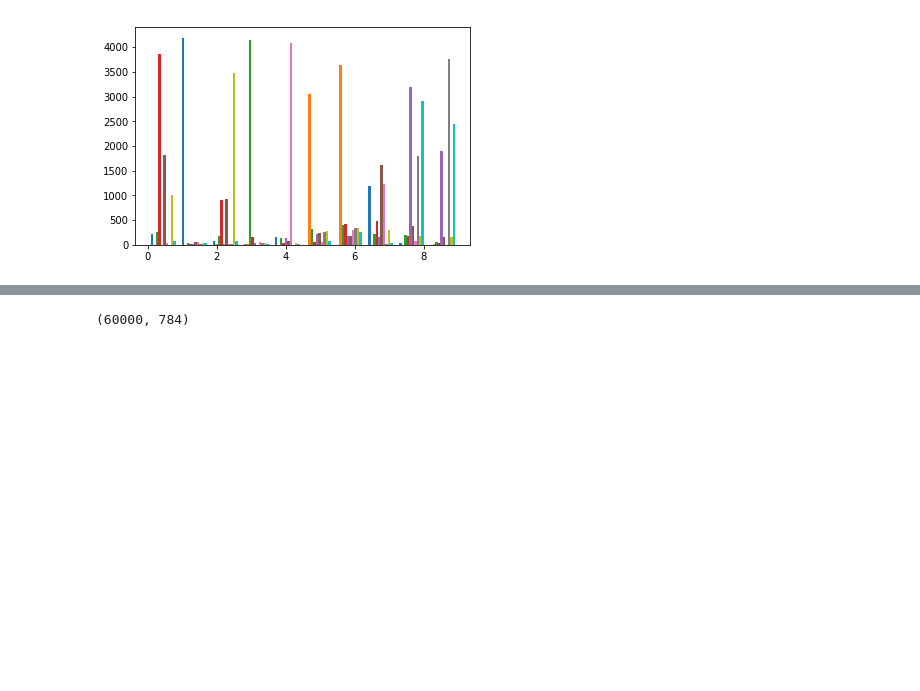
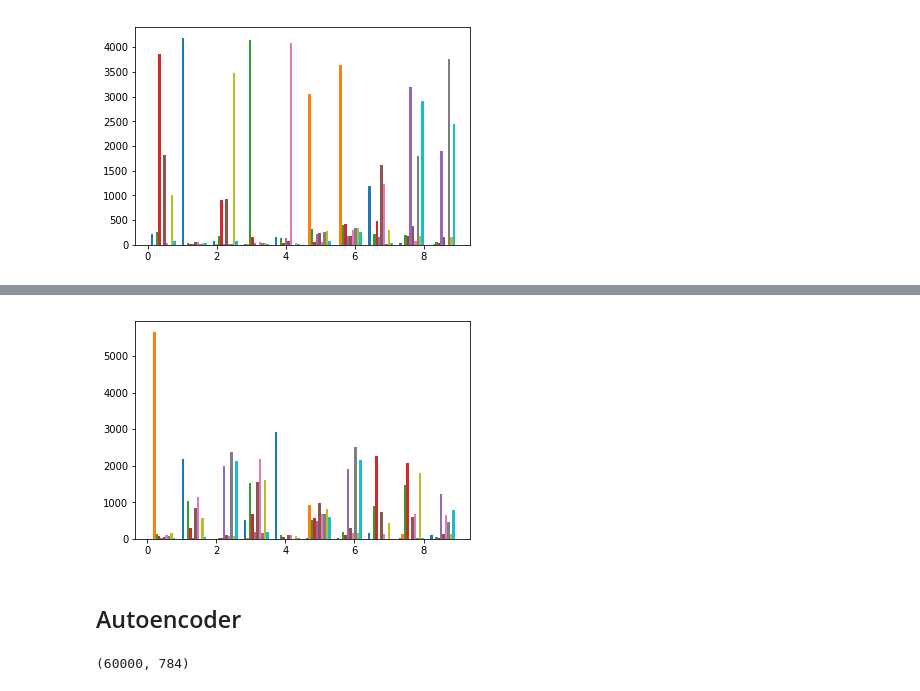
Before and after one commit to GenjitsuGame/unsupervised-clustering, a Jupyter notebook: K-means.ipynb, the cells around one changed output, grey strips where cells are left out. Cells and saved outputs as stored; diff of their text form; code cells hidden in the pictures; blank space fills up the shorter version.

Commit message:
add data prep, pca->autoencoder, airbnb pca

```diff
--- a/K-means.ipynb
+++ b/K-means.ipynb
@@ -18,4 +20,12 @@ def plot_graph(k, labels, predicted_labels):
         hist[labels[i]].append(predicted_labels[i])
 
     plt.hist(hist)
+# %%
+def pca(data):
+    cova = cov(data.T)
+    values, vectors = eigh(cova)
+    idx = np.argsort(values)[::-1]
+    values = np.real(values[idx])
+    vectors = np.real(vectors.T[idx])
+    return values, vectors
 # %%
@@ -95,3 +100,8 @@ labels, centroids = iter_kmeans(x_train, 10, epochs=100)
 plot_graph(10, y_train, labels.astype('uint8'))
 # %% [output]
 [figure]
+# %%
+dims = 2
+values, vectors = pca(x_train)
+compressed_pca = x_train.dot(vectors[:dims].T)
+compressed_pca.shape
@@ -97,0 +110,2 @@ plot_graph(10, y_train, labels.astype('uint8'))
+# %%
+labels, centroids = kmeans(compressed_pca, 10, epochs=100)
@@ -98,3 +120,9 @@ plot_graph(10, y_train, labels.astype('uint8'))
+# %%
+plot_graph(10, y_train, labels.astype('uint8'))
+# %% [output]
+[figure, added]
+# %% [markdown]
+## Autoencoder
 # %%
 from keras.layers import Input, Dense
 from keras.models import Model
```
Also changed, not shown: parts of 22 cells of this notebook, 3 other files.
